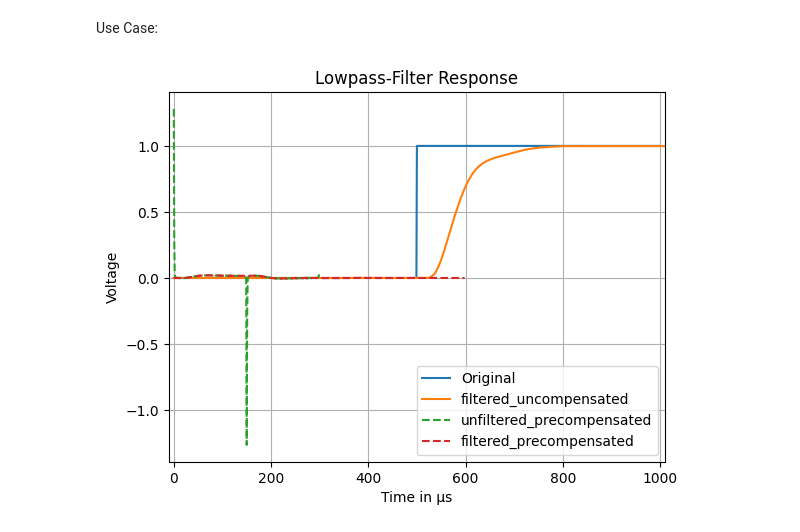
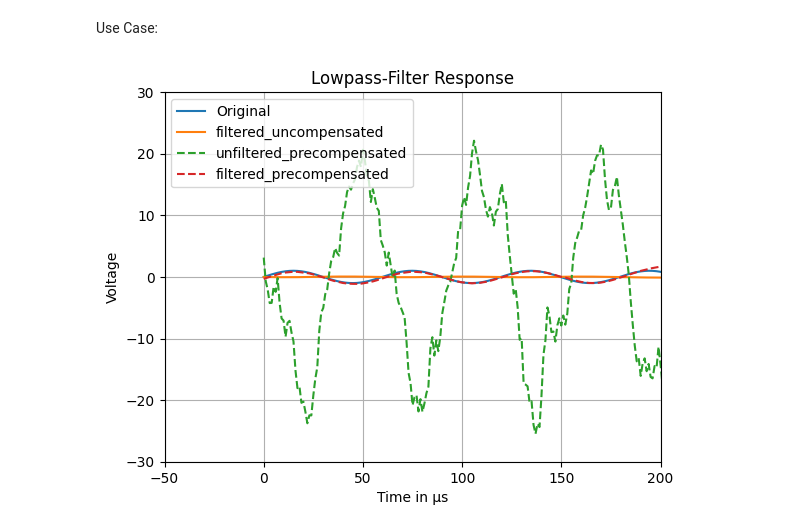
Before and after one commit to OnekaSingh/QC-Filter-Precompensation, a Jupyter notebook: plots.ipynb, the cells around one changed output. Cells and saved outputs as stored; diff of their text form; code cells hidden in the pictures.

```diff
--- a/plots.ipynb
+++ b/plots.ipynb
@@ -35,7 +35,7 @@ class FilterSimulation():
 
     def convolution(self, waveform):
         impulse_response = self.filter() # step response = derivative of impulse response
-        filtered_waveform = np.convolve(waveform, impulse_response, mode = 'full') # f(t) = h(t) * g(t)
+        filtered_waveform = np.convolve(waveform, impulse_response, mode = 'same') # f(t) = h(t) * g(t)
         return filtered_waveform
 
     def plotting(self, original, filtered_uncompensated, unfiltered_precompensated, filtered_precompensated):
@@ -48,50 +48,38 @@ class FilterSimulation():
         plt.xlabel('Time in µs')
         plt.ylabel('Voltage')
         plt.grid(True)
-        plt.xlim(-10, 1010)
+        plt.xlim(-50, 200)
+        plt.ylim(-30, 30)
         plt.legend()
         plt.show()
 # %% [markdown]
 Precompensation Mathematics:
 # %%
 class FilterMath():
-    def transfer_function(self, coeff):
-        G = fft(coeff)
-        # N = len(signal) # number of samples in the input signal
-        # freqs = fftfreq(N, d = dt) # fft takes time domain --> frequency domain; returns array length N with corresponding frequencies
-        # omega = 2 * np.pi * freqs
-        # RC = 1 / (2 * np.pi * cutoff_hz)
-        # G = 1 / (1 + 1j * omega * RC)
+    def transfer_function(self):
+        impulse_response = FilterSimulation().filter()
+        G = fft(impulse_response)
         return G
 
     def precompensation(self, signal, G):
         f_t = signal
         f_w = fft(f_t)
-        min_len = min(len(f_w), len(G))
-        f_w = f_w[:min_len]
-        g_w = G[:min_len]
         h_w = f_w / G
         h_t = ifft(h_w)
         return h_t
 # %% [markdown]
 Use Case:
 # %%
-t1 = np.linspace(0, 1, 1000) # starts at 0ms, ends at 1ms (1e-3s), 1000 samples
-dt = 0.01 # 1 kHz sampling rate
-cutoff_hz = 1000
-coeff = np.load('coeff.npy') #array of values: measured step responce of old output stage
+t = np. linspace(0, 5, 300)
+original = np.sin(2 * np.pi * 1 * t)
 
-original = np.where(t1 > 0.5, 1.0, 0.0)
-# original = np.sin(2 * np.pi * 1000 * t1)
-# original = t1 / max(t1)
-
-G = FilterMath().transfer_function(coeff)
-h_t = FilterMath().precompensation(original, G)
+G = FilterMath().transfer_function()
+h_t = -FilterMath().precompensation(original, G)
 
 unfiltered_precompensated = np.real(h_t)
 filtered_uncompensated = FilterSimulation().convolution(original)
 filtered_precompensated = FilterSimulation().convolution(unfiltered_precompensated)
 
 FilterSimulation().plotting(original, filtered_uncompensated, unfiltered_precompensated, filtered_precompensated)
 # %% [output]
-[figure, old version]
+[figure, new version]
```
Also changed, not shown: parts of 1 cell of this notebook.
